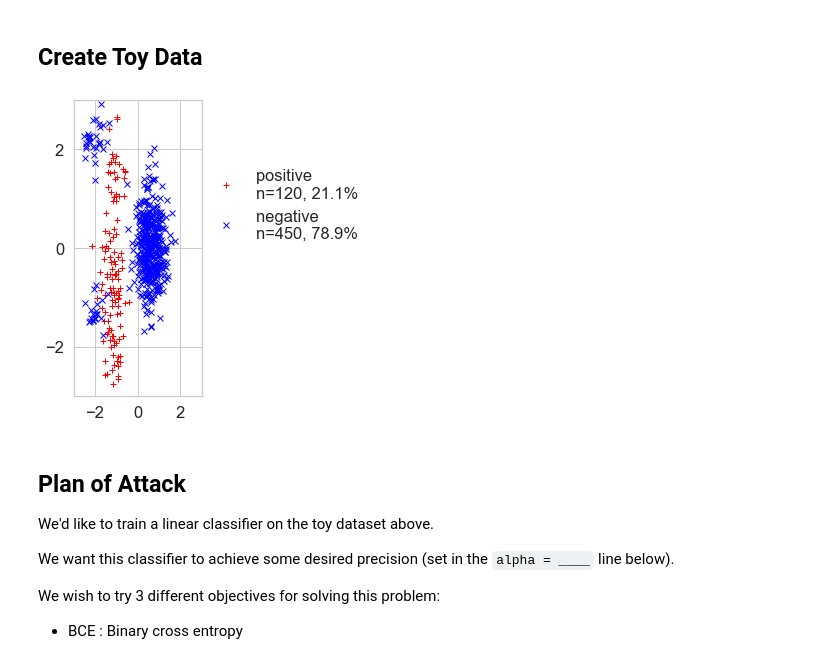
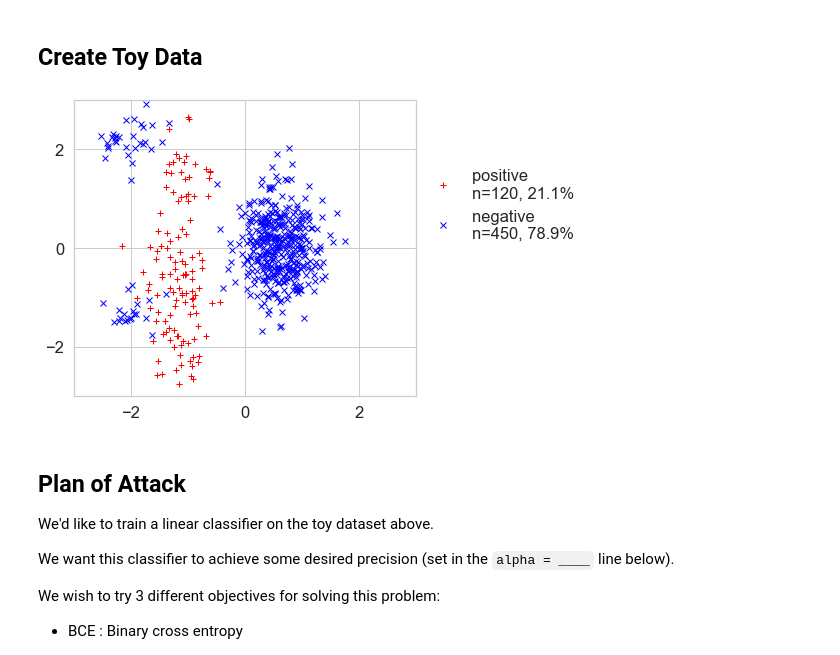
Before and after one commit to tufts-ml/toy_example_precision_recall_multiple_bounds_comparison, a Jupyter notebook: toy_example_comparing_BCE_Hinge_and_Sigmoid.ipynb, the cells around one changed output. Drawn from its saved outputs; the diff is of its cells as text; code cells hidden in the pictures.

```diff
--- a/toy_example_comparing_BCE_Hinge_and_Sigmoid.ipynb
+++ b/toy_example_comparing_BCE_Hinge_and_Sigmoid.ipynb
@@ -57,21 +57,21 @@ N = x_ND.shape[0]
 Npos = x_pos_ND.shape[0]
 Nneg = x_neg_ND.shape[0]
 # %%
-f, axs = plt.subplots(1, 1, figsize=figsize)
+f, axs = plt.subplots(1, 1, figsize=(8,5))
 axs.plot(x_pos_ND[:,0], x_pos_ND[:,1], 'r+', label='positive \nn=%2d, %.1f%%' % (Npos, 100*Npos/N))
 axs.plot(x_neg_ND[:,0], x_neg_ND[:,1], 'bx', label='negative \nn=%2d, %.1f%%' % (Nneg, 100*Nneg/N))
 axs.set_xlim([-3, 3]); axs.set_xticks([-2, 0, 2]);
 axs.set_ylim([-3, 3]); axs.set_yticks([-2, 0, 2]);
 axs.legend(
     loc='lower left',
     bbox_to_anchor= (1.01, 0.5),
     borderaxespad=0,
     frameon=False);
 
 plt.tight_layout()
 f.savefig(os.path.join('images', 'toy_example.png'))
 # %% [output]
-[figure, old version]
+[figure, new version]
 # %% [markdown]
 ## Plan of Attack
 
```
Also changed, not shown: 1 other file.
